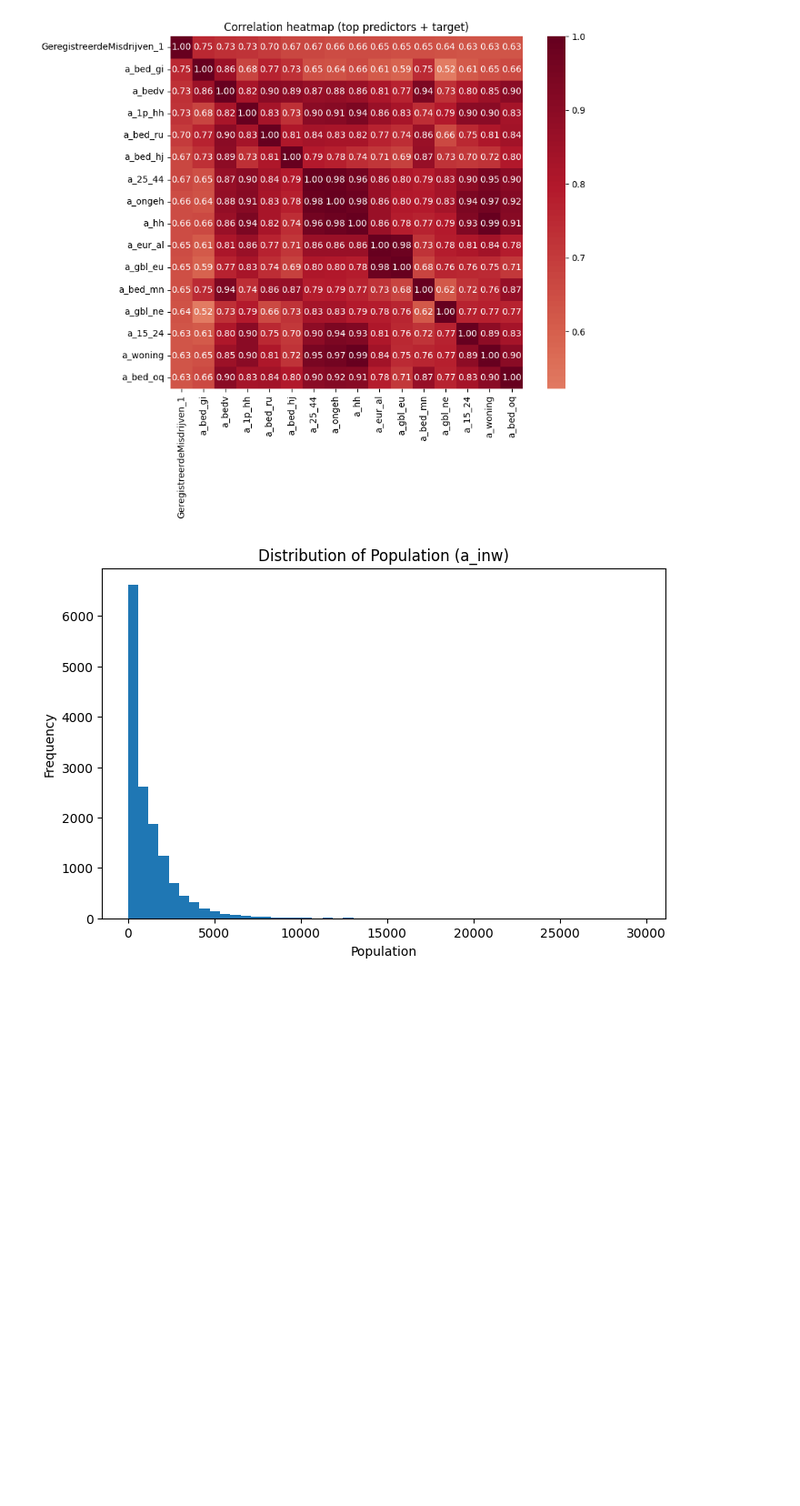
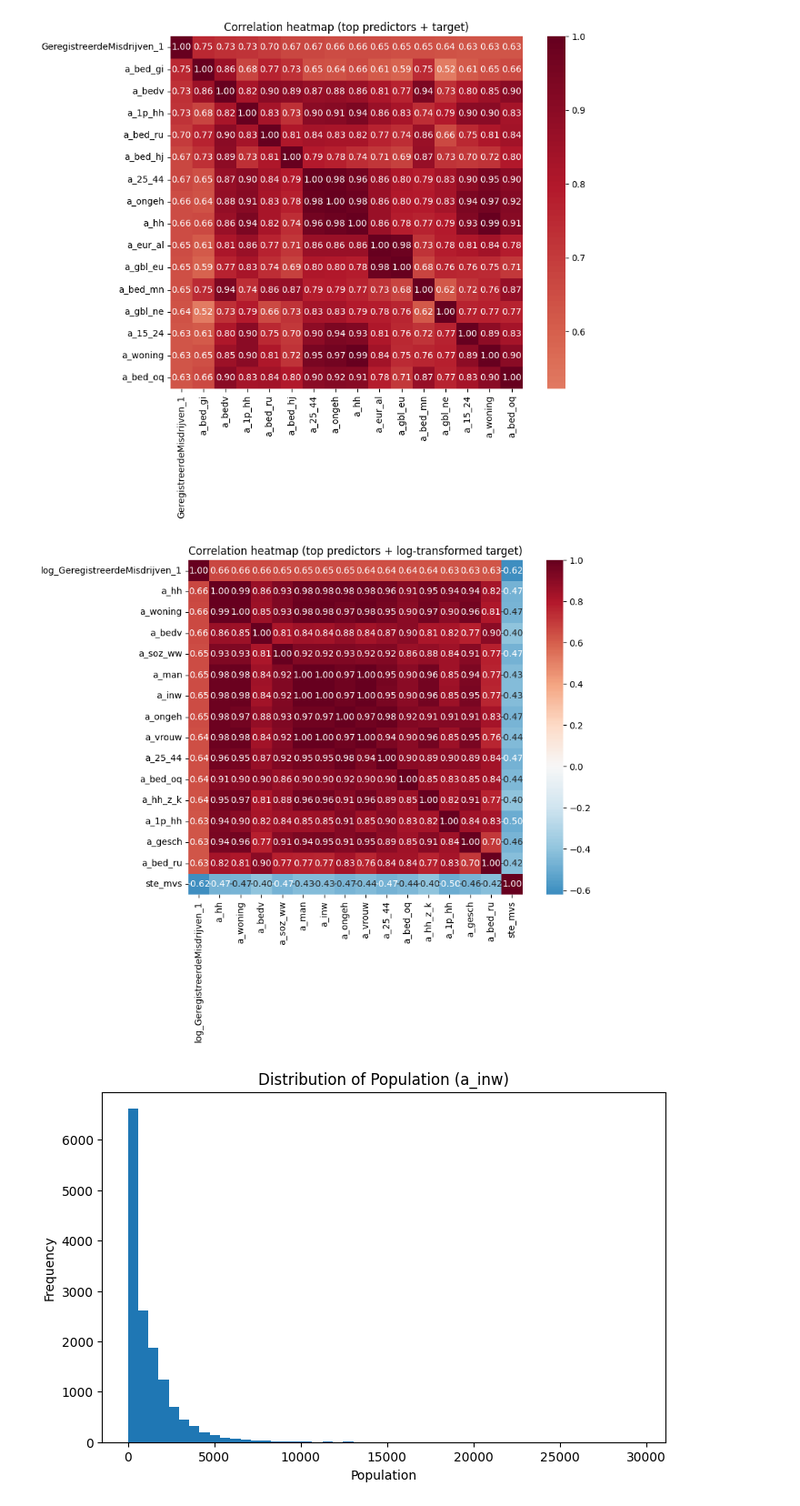
Before and after one commit to aukehilbrands/thesis, a Jupyter notebook: 3 - EDA.ipynb, the cells around one changed output. Shown at 91% size. Cells and saved outputs as stored; diff of their text form; code cells hidden in the pictures; blank space fills up the shorter version.

```diff
--- a/3 - EDA.ipynb
+++ b/3 - EDA.ipynb
@@ -6,7 +6,12 @@ import numpy as np
 import matplotlib.pyplot as plt
 
 PREPROC_DIR = Path("datasets/pre-processing")
-df = pd.read_csv(PREPROC_DIR / "cleaned_crime_nbh_2024.csv")
+PREPROC_DIR.mkdir(parents=True, exist_ok=True)
+df = pd.read_csv(
+    PREPROC_DIR / "cleaned_crime_nbh_2024.csv",
+    low_memory=False,
+    dtype={"gwb_code_10": "string", "regio": "string", "gm_naam": "string"},
+)
 # %% [markdown]
 ### Shape
 # %%
@@ -290,6 +262,24 @@ plt.tight_layout()
 plt.show()
 # %% [output]
 [figure]
+# %%
+# Correlation heatmap: top 15 predictors + log-transformed target
+log_target = np.log1p(df["GeregistreerdeMisdrijven_1"])
+corr_log = df[num_cols].corrwith(log_target).sort_values(key=lambda s: s.abs(), ascending=False)
+top_vars_log = corr_log.head(15).index.tolist()
+
+heatmap_data_log = df[top_vars_log].copy()
+heatmap_data_log["log_GeregistreerdeMisdrijven_1"] = log_target
+cols_for_heatmap = ["log_GeregistreerdeMisdrijven_1"] + [c for c in top_vars_log if c != "GeregistreerdeMisdrijven_1"]
+
+plt.figure(figsize=(10, 8))
+import seaborn as sns
+sns.heatmap(heatmap_data_log[cols_for_heatmap].corr(), annot=True, fmt=".2f", cmap="RdBu_r", center=0, square=True)
+plt.title("Correlation heatmap (top predictors + log-transformed target)")
+plt.tight_layout()
+plt.show()
+# %% [output]
+[figure, added]
 # %%
 plt.figure(figsize=(8,5))
 plt.hist(df["a_inw"], bins=50)
```
Also changed, not shown: parts of 9 cells of this notebook, 36 other files.
